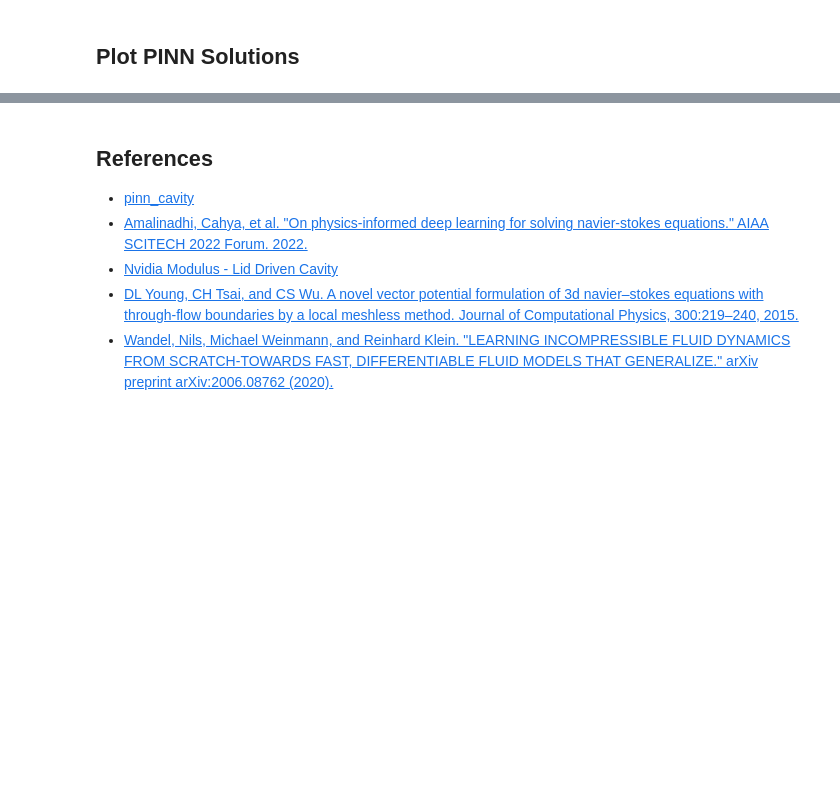
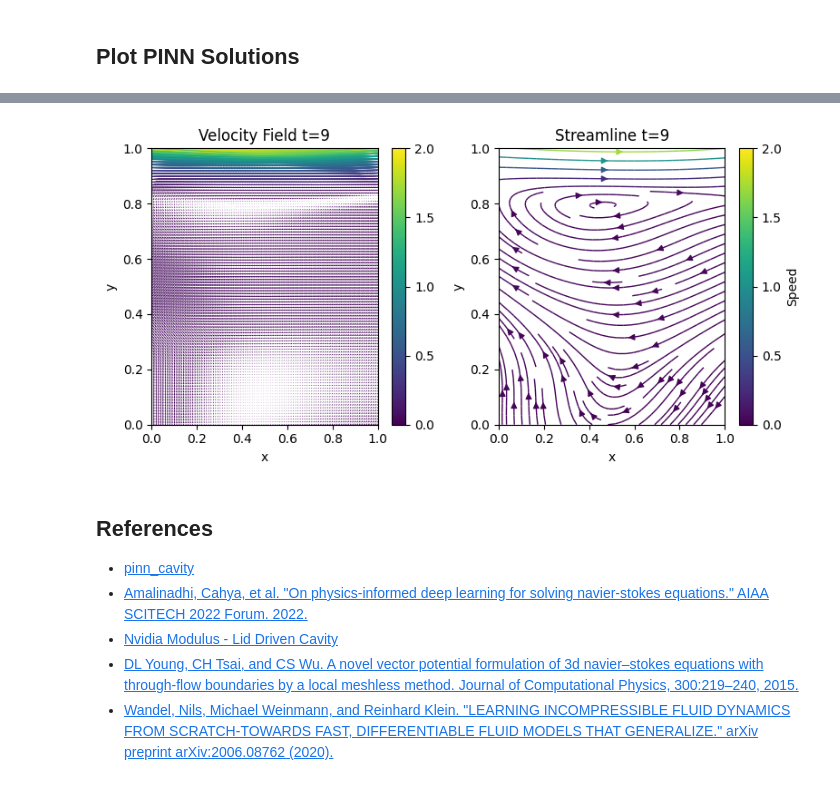
Before and after one commit to jackyko1991/PINN, a Jupyter notebook: notebooks/2d_ns_equation.ipynb, the cells around one changed output, grey strips where cells are left out. Saved outputs shown, nothing was run; the diff lists cells and outputs as text; code cells hidden in the pictures; blank space fills up the shorter version.

```diff
--- a/notebooks/2d_ns_equation.ipynb
+++ b/notebooks/2d_ns_equation.ipynb
@@ -487,3 +490,28 @@ plt.tight_layout()
+# %%
+fig, axs = plt.subplots(1,2,figsize=(8,4))
+
+axs[0].set_title("Velocity Field t={}".format(t))
+# c1 = axs[2*T_PLOTS+t].contourf(X_[:,:,t], Y_[:,:,t], np.hypot(u,v), levels=np.linspace(0,1,100), cmap='viridis')
+q = axs[0].quiver(X_[:,:,t],Y_[:,:,t],u,v,np.hypot(u,v),pivot="mid",scale=2)
+q.set_clim(0,2)
+fig.colorbar(q, ax=axs[0], location='right',ticks=np.linspace(0, 2, 5))
+axs[0].set_xlabel("x")
+axs[0].set_ylabel("y")
+axs[0].set_xlim(0,1)
+axs[0].set_ylim(0,1)
+
+axs[1].set_title("Streamline t={}".format(t))
+norm = mcolors.Normalize(vmin=0, vmax=2)
+c1 = axs[1].streamplot(X_[:,:,t], Y_[:,:,t], u, v, color=np.hypot(u,v), linewidth=1, cmap='viridis', norm=norm)
+fig.colorbar(plt.cm.ScalarMappable(norm=norm, cmap='viridis'), ax=axs[1], location='right',ticks=np.linspace(0, 2, 5),label="Speed")
+axs[1].set_xlabel("x")
+axs[1].set_ylabel("y")
+axs[1].set_xlim(0,1)
+axs[1].set_ylim(0,1)
+
+plt.tight_layout()
+# %% [output]
+[figure, added]
 # %% [markdown]
 ## References
 - [pinn_cavity](https://github.com/okada39/pinn_cavity/tree/master)
```
Also changed, not shown: parts of 8 cells of this notebook.
